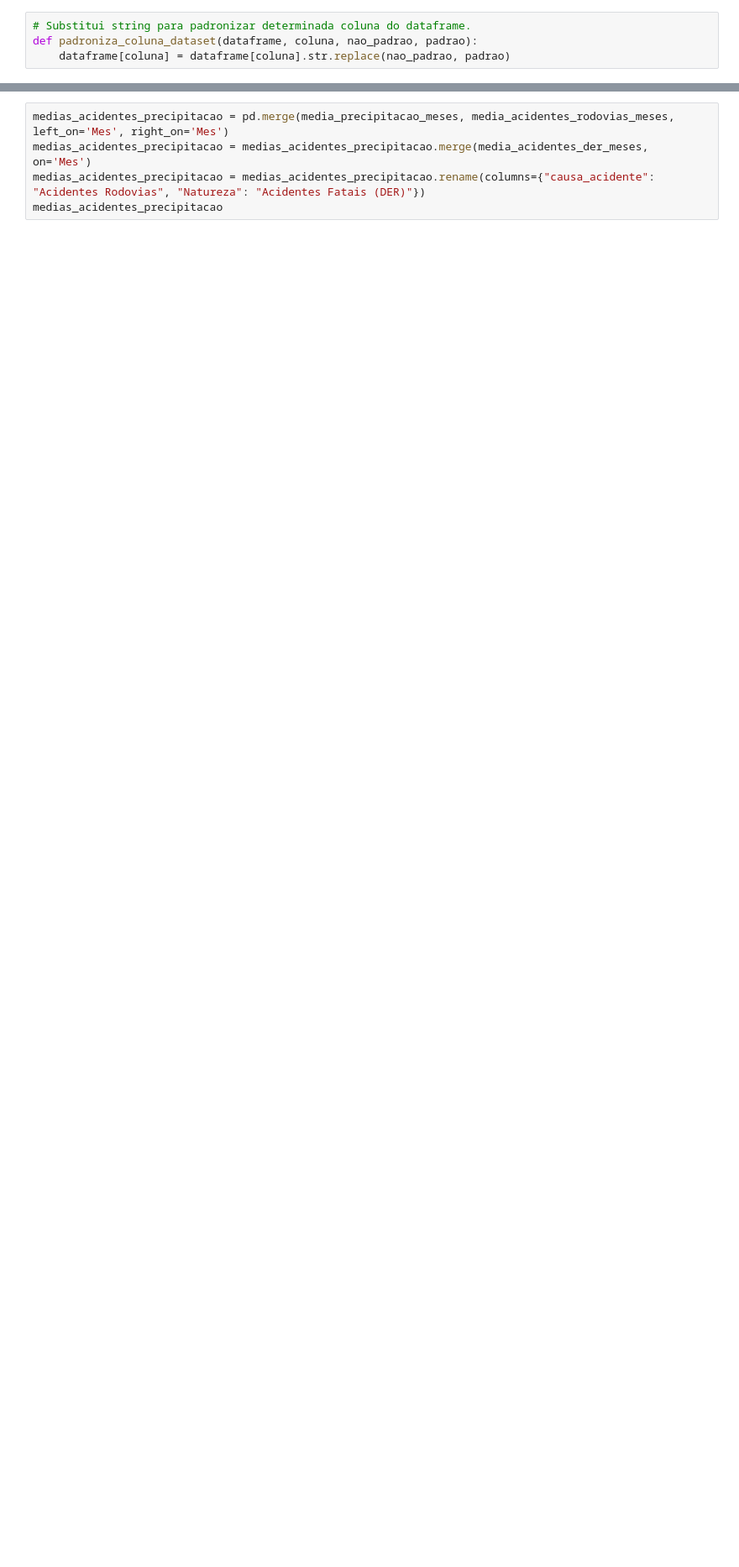
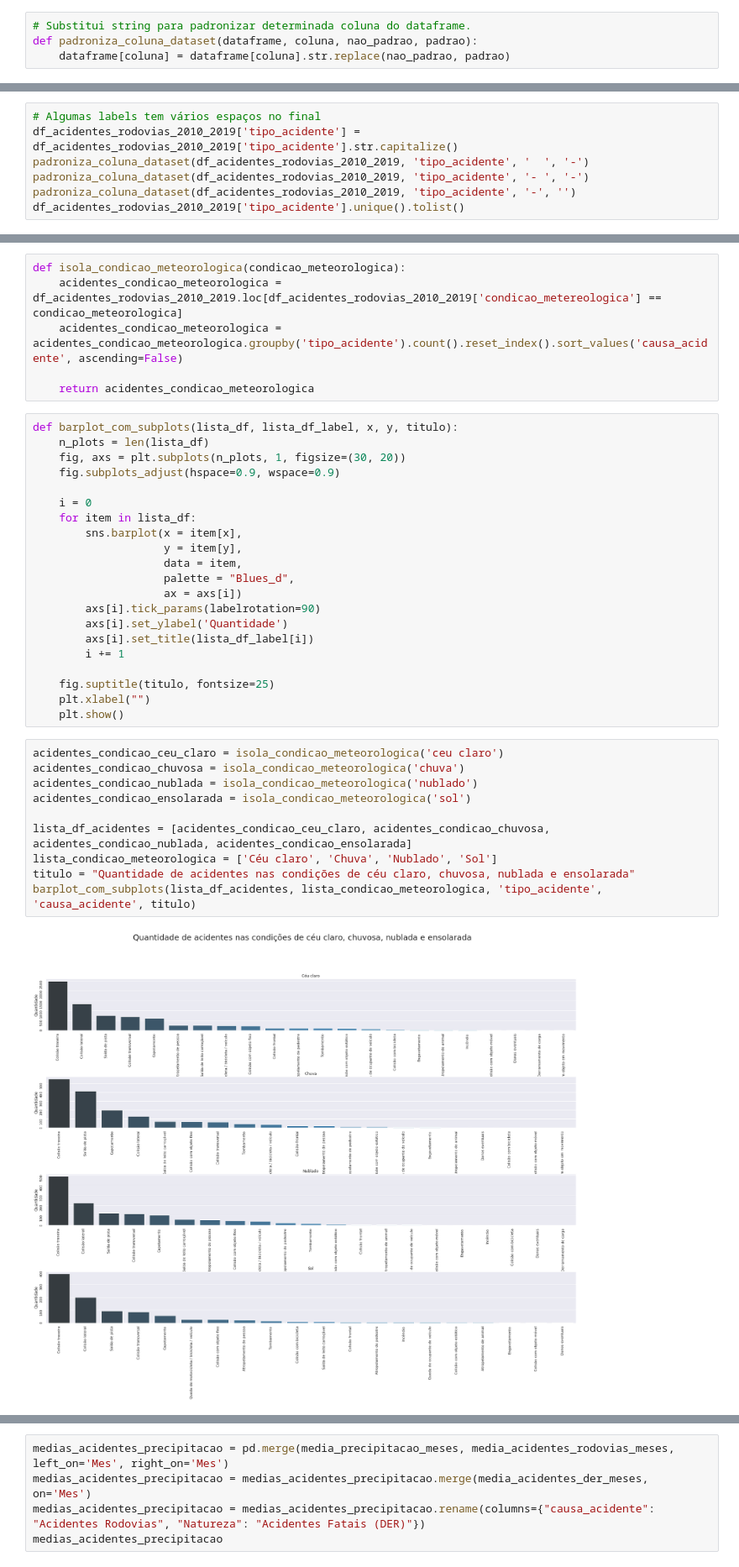
Before and after one commit to IagoCarvalho/tcc_scripts, a Jupyter notebook: QP02-Analysis.ipynb, the cells around one changed output, grey strips where cells are left out. Shown at 84% size. Drawn from its saved outputs; the diff is of its cells as text; blank space fills up the shorter version.

```diff
--- a/QP02-Analysis.ipynb
+++ b/QP02-Analysis.ipynb
@@ -151,3 +153,10 @@ df_acidentes_rodovias_2010_2019['condicao_metereologica'].unique().tolist()
  'garoa/chuvisco',
  'neve',
  'granizo']
+# %%
+# Algumas labels tem vários espaços no final
+df_acidentes_rodovias_2010_2019['tipo_acidente'] = df_acidentes_rodovias_2010_2019['tipo_acidente'].str.capitalize()
+padroniza_coluna_dataset(df_acidentes_rodovias_2010_2019, 'tipo_acidente', '  ', '-')
+padroniza_coluna_dataset(df_acidentes_rodovias_2010_2019, 'tipo_acidente', '- ', '-')
+padroniza_coluna_dataset(df_acidentes_rodovias_2010_2019, 'tipo_acidente', '-', '')
+df_acidentes_rodovias_2010_2019['tipo_acidente'].unique().tolist()
@@ -217,0 +203,39 @@ len(df_acidentes_rodovias_2010_2019['tipo_acidente'].unique().tolist())
+# %%
+def isola_condicao_meteorologica(condicao_meteorologica):
+    acidentes_condicao_meteorologica = df_acidentes_rodovias_2010_2019.loc[df_acidentes_rodovias_2010_2019['condicao_metereologica'] == condicao_meteorologica]
+    acidentes_condicao_meteorologica = acidentes_condicao_meteorologica.groupby('tipo_acidente').count().reset_index().sort_values('causa_acidente', ascending=False)
+
+    return acidentes_condicao_meteorologica
+# %%
+def barplot_com_subplots(lista_df, lista_df_label, x, y, titulo):
+    n_plots = len(lista_df)
+    fig, axs = plt.subplots(n_plots, 1, figsize=(30, 20))
+    fig.subplots_adjust(hspace=0.9, wspace=0.9)
+
+    i = 0
+    for item in lista_df:
+        sns.barplot(x = item[x],
+                    y = item[y],
+                    data = item,
+                    palette = "Blues_d",
+                    ax = axs[i])
+        axs[i].tick_params(labelrotation=90)
+        axs[i].set_ylabel('Quantidade')
+        axs[i].set_title(lista_df_label[i])
+        i += 1
+
+    fig.suptitle(titulo, fontsize=25)
+    plt.xlabel("")
+    plt.show()
+# %%
+acidentes_condicao_ceu_claro = isola_condicao_meteorologica('ceu claro')
+acidentes_condicao_chuvosa = isola_condicao_meteorologica('chuva')
+acidentes_condicao_nublada = isola_condicao_meteorologica('nublado')
+acidentes_condicao_ensolarada = isola_condicao_meteorologica('sol')
+
+lista_df_acidentes = [acidentes_condicao_ceu_claro, acidentes_condicao_chuvosa, acidentes_condicao_nublada, acidentes_condicao_ensolarada]
+lista_condicao_meteorologica = ['Céu claro', 'Chuva', 'Nublado', 'Sol']
+titulo = "Quantidade de acidentes nas condições de céu claro, chuvosa, nublada e ensolarada"
+barplot_com_subplots(lista_df_acidentes, lista_condicao_meteorologica, 'tipo_acidente', 'causa_acidente', titulo)
+# %% [output]
+[figure, added]
```
Also changed, not shown: parts of 10 cells of this notebook.
